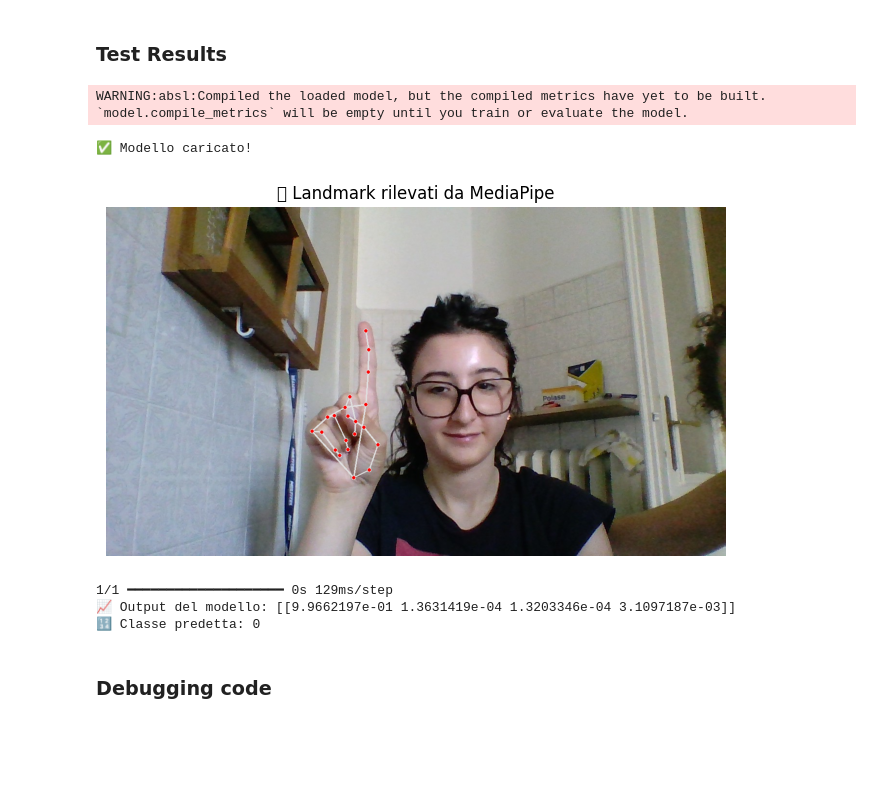
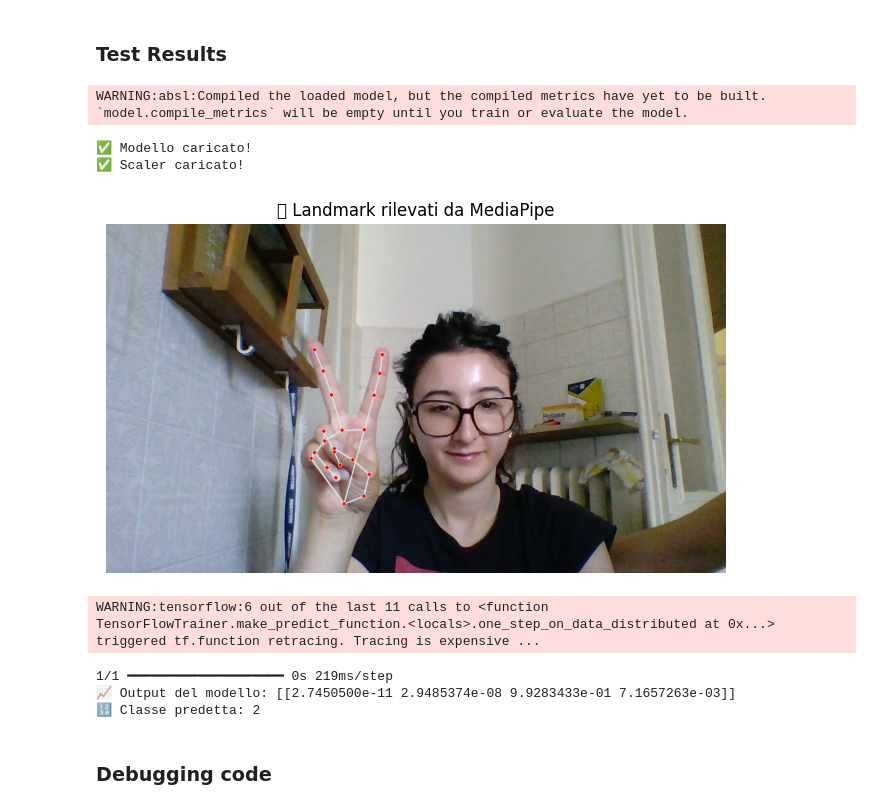
Before and after one commit to Cloud2602/gesture_recognition, a Jupyter notebook: gesture_recognition_3D.ipynb, the cells around one changed output. Drawn from its saved outputs; the diff is of its cells as text; code cells hidden in the pictures; blank space fills up the shorter version.

```diff
--- a/gesture_recognition_3D.ipynb
+++ b/gesture_recognition_3D.ipynb
@@ -690,7 +690,7 @@ for folder_name in sorted(os.listdir(BASE_DIR)):
                         for lm in hand_landmarks.landmark:
                             x = lm.x
                             y = lm.y
-                            z = 0.0  # z nullo o placeholder costante
+                            z = lm.z
                             landmarks.extend([x, y, z])
 
                         if label == "Right":
@@ -879,12 +940,19 @@ import matplotlib.pyplot as plt
 
 # === CONFIGURAZIONE ===
 model_path = '/content/best_model.h5'
-image_path = '/content/WIN_20250624_11_51_48_Pro.jpg'  # <-- Cambia con il tuo file
+image_path = '/content/WIN_20250624_11_51_49_Pro.jpg'
+mean_path = '/content/scaler_mean.npy'
+scale_path = '/content/scaler_scale.npy'
 input_size = 126  # 21 punti x 3 coordinate x 2 mani
 
 # === CARICA MODELLO ===
 model = load_model(model_path)
 print("✅ Modello caricato!")
+
+# === CARICA SCALER ===
+mean = np.load(mean_path)
+scale = np.load(scale_path)
+print("✅ Scaler caricato!")
 
 # === SETUP MEDIAPIPE ===
 mp_hands = mp.solutions.hands
@@ -900,56 +968,57 @@ image_rgb = cv2.cvtColor(image_bgr, cv2.COLOR_BGR2RGB)
 # === ESTRAZIONE LANDMARK ===
 results = hands.process(image_rgb)
 
-# Landmark inizializzati a zero (come nel training)
+# Landmark inizializzati a zero
 right_hand = [0.0] * (21 * 3)
 left_hand = [0.0] * (21 * 3)
 annotated_image = image_bgr.copy()
+
 if results.multi_hand_landmarks and results.multi_handedness:
     for hand_landmarks, handedness in zip(results.multi_hand_landmarks, results.multi_handedness):
-        mp_drawing.draw_landmarks(
-              annotated_image,
-              hand_landmarks,
-              mp_hands.HAND_CONNECTIONS
-          )
-        label = handedness.classification[0].label  # "Left" o "Right"
-        if label == "Right":
-          label= "Left"
-        else:
-          label= "Right"
+        mp_drawing.draw_landmarks(annotated_image, hand_landmarks, mp_hands.HAND_CONNECTIONS)
+
+        label = handedness.classification[0].label
+        label = "Left" if label == "Right" else "Right"
+
         landmarks = []
         for lm in hand_landmarks.landmark:
             landmarks.extend([lm.x, lm.y, lm.z])
+
         if label == "Right":
             right_hand = landmarks
         elif label == "Left":
             left_hand = landmarks
-
 
 # === MOSTRA IMMAGINE CON LANDMARK ===
 plt.figure(figsize=(8, 6))
 plt.imshow(cv2.cvtColor(annotated_image, cv2.COLOR_BGR2RGB))
 plt.title("🖐️ Landmark rilevati da MediaPipe")
 plt.axis("off")
 plt.show()
 
 # === COMBINA E PREPARA INPUT ===
 combined = right_hand + left_hand
 input_data = np.array([combined])  # shape: (1, 126)
 
+# === NORMALIZZAZIONE ===
+input_data_scaled = (input_data - mean) / scale
+
 # === PREDIZIONE ===
-prediction = model.predict(input_data)
+prediction = model.predict(input_data_scaled)
 predicted_class = np.argmax(prediction)
 
 # === RISULTATI ===
 print("📈 Output del modello:", prediction)
 print("🔢 Classe predetta:", predicted_class)
 # %% [output]
 WARNING:absl:Compiled the loaded model, but the compiled metrics have yet to be built. `model.compile_metrics` will be empty until you train or evaluate the model.
 ✅ Modello caricato!
+✅ Scaler caricato!
-[figure, old version]
+[figure, new version]
-1/1 ━━━━━━━━━━━━━━━━━━━━ 0s 129ms/step
-📈 Output del modello: [[9.9662197e-01 1.3631419e-04 1.3203346e-04 3.1097187e-03]]
-🔢 Classe predetta: 0
+WARNING:tensorflow:6 out of the last 11 calls to <function TensorFlowTrainer.make_predict_function.<locals>.one_step_on_data_distributed at 0x...> triggered tf.function retracing. Tracing is expensive ...
+1/1 ━━━━━━━━━━━━━━━━━━━━ 0s 219ms/step
+📈 Output del modello: [[2.7450500e-11 2.9485374e-08 9.9283433e-01 7.1657263e-03]]
+🔢 Classe predetta: 2
 # %% [markdown]
 ### Debugging code
 # %%
```
Also changed, not shown: parts of 5 cells of this notebook.
